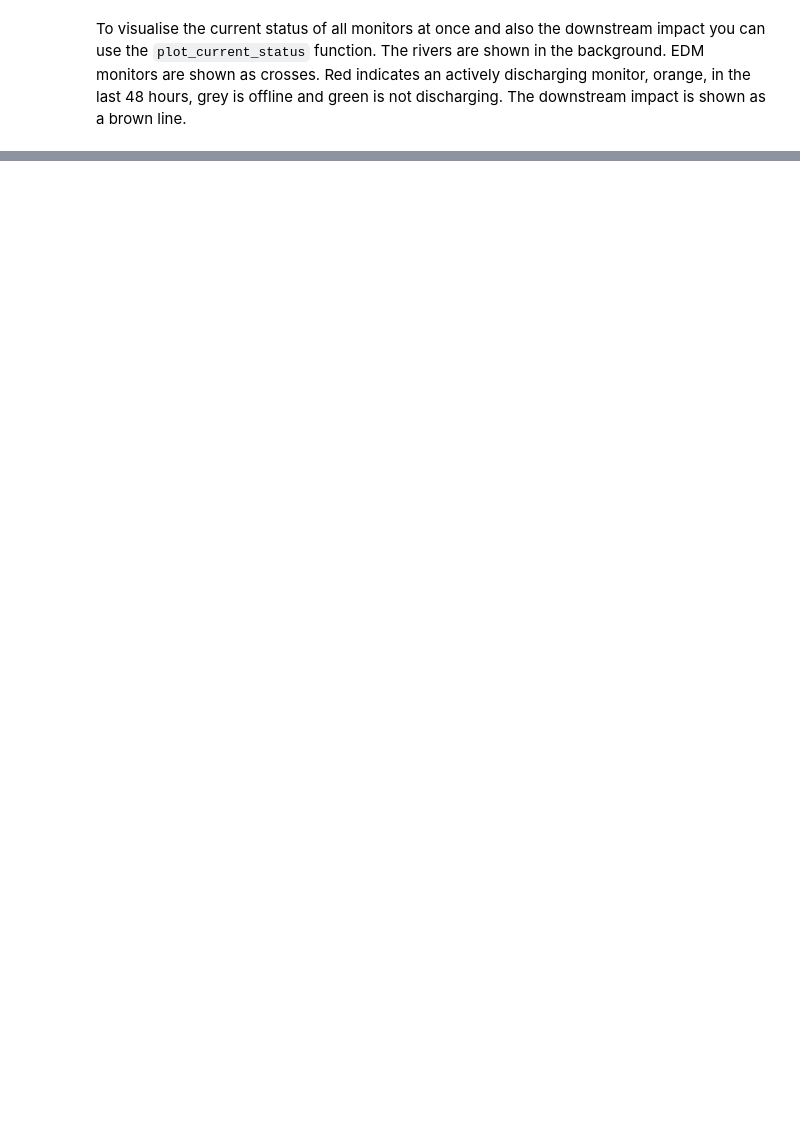
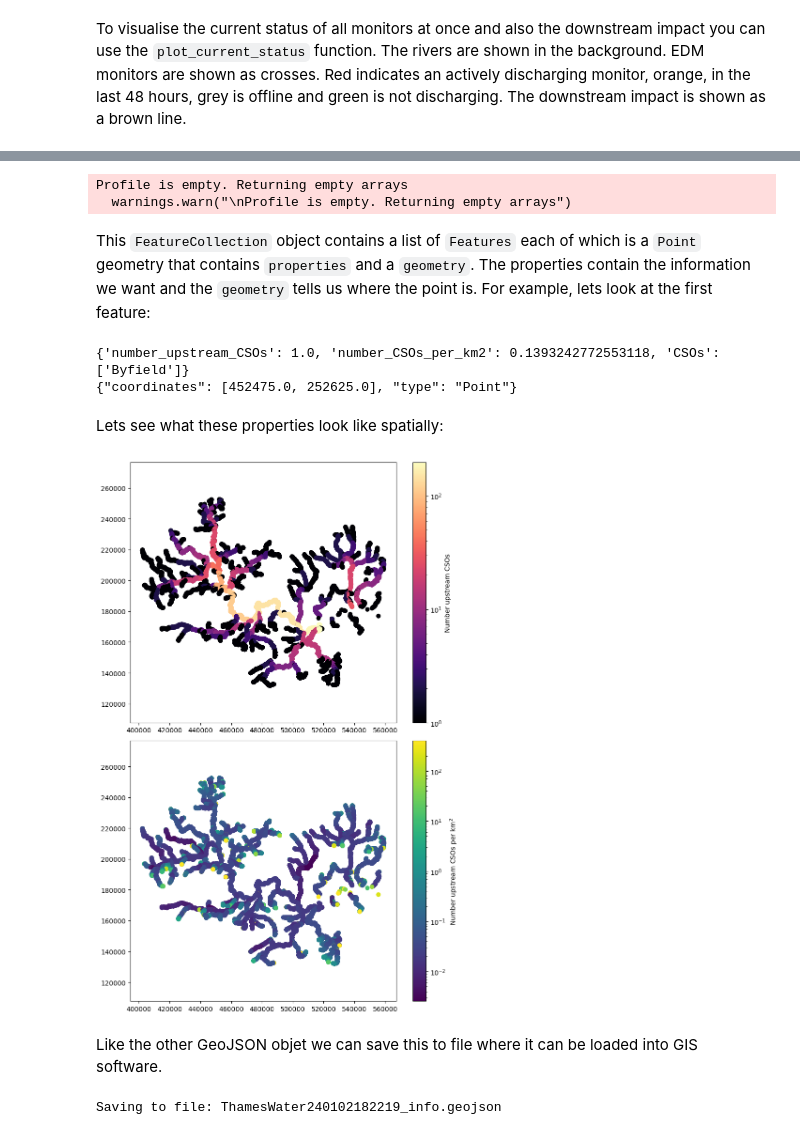
Before and after one commit to AlexLipp/POOPy, a Jupyter notebook: examples/current_status.ipynb, the cells around one changed output, grey strips where cells are left out. Cells and saved outputs as stored; diff of their text form; code cells hidden in the pictures; blank space fills up the shorter version.

Commit message:
Add a method that returns information on discharge at each downstream point

```diff
--- a/examples/current_status.ipynb
+++ b/examples/current_status.ipynb
@@ -195,0 +198,51 @@ tw.plot_current_status()
+# %%
+info_geojson = tw.get_downstream_info_geojson(include_recent_discharges=True)
+# %% [output]
+Profile is empty. Returning empty arrays
+  warnings.warn("\nProfile is empty. Returning empty arrays")
+# %% [markdown]
+This `FeatureCollection` object contains a list of `Features` each of which is a `Point` geometry that contains `properties` and a `geometry`. The properties contain the information we want and the `geometry` tells us where the point is. For example, lets look at the first feature:
+# %%
+print(info_geojson.features[0].properties)
+print(info_geojson.features[0].geometry)
+# %% [output]
+{'number_upstream_CSOs': 1.0, 'number_CSOs_per_km2': 0.1393242772553118, 'CSOs': ['Byfield']}
+{"coordinates": [452475.0, 252625.0], "type": "Point"}
+# %% [markdown]
+Lets see what these properties look like spatially:
+# %%
+from matplotlib.colors import LogNorm
+
+x, y, num_upst, num_upst_per_km2 = [], [], [], []
+for feature in info_geojson.features:
+    x.append(feature.geometry.coordinates[0])
+    y.append(feature.geometry.coordinates[1])
+    num_upst.append(feature.properties["number_upstream_CSOs"])
+    num_upst_per_km2.append(feature.properties["number_CSOs_per_km2"])
+
+plt.figure(figsize=(8, 12))
+plt.subplot(2, 1, 1)
+plt.scatter(x, y, c=num_upst, norm=LogNorm(), cmap="magma")
+plt.ylabel("Northing (m)")
+plt.axis("equal")
+cb = plt.colorbar()
+cb.set_label("Number upstream CSOs")
+plt.subplot(2, 1, 2)
+plt.scatter(x, y, c=num_upst_per_km2, norm=LogNorm(), cmap="viridis")
+plt.axis("equal")
+cb = plt.colorbar()
+cb.set_label("Number upstream CSOs per km$^2$")
+plt.xlabel("Easting (m)")
+plt.tight_layout()
+plt.show()
+# %% [output]
+[figure, added]
+# %% [markdown]
+Like the other GeoJSON objet we can save this to file where it can be loaded into GIS software.
+# %%
+filename = tw.name + tw.timestamp.strftime("%y%m%d%H%M%S") + "_info.geojson"
+with open(filename, "w") as f:
+    print(f"Saving to file: {filename}")
+    json.dump(geojson, f)
+# %% [output]
+Saving to file: ThamesWater240102182219_info.geojson
```
Also changed, not shown: parts of 9 cells of this notebook, 2 other files.
